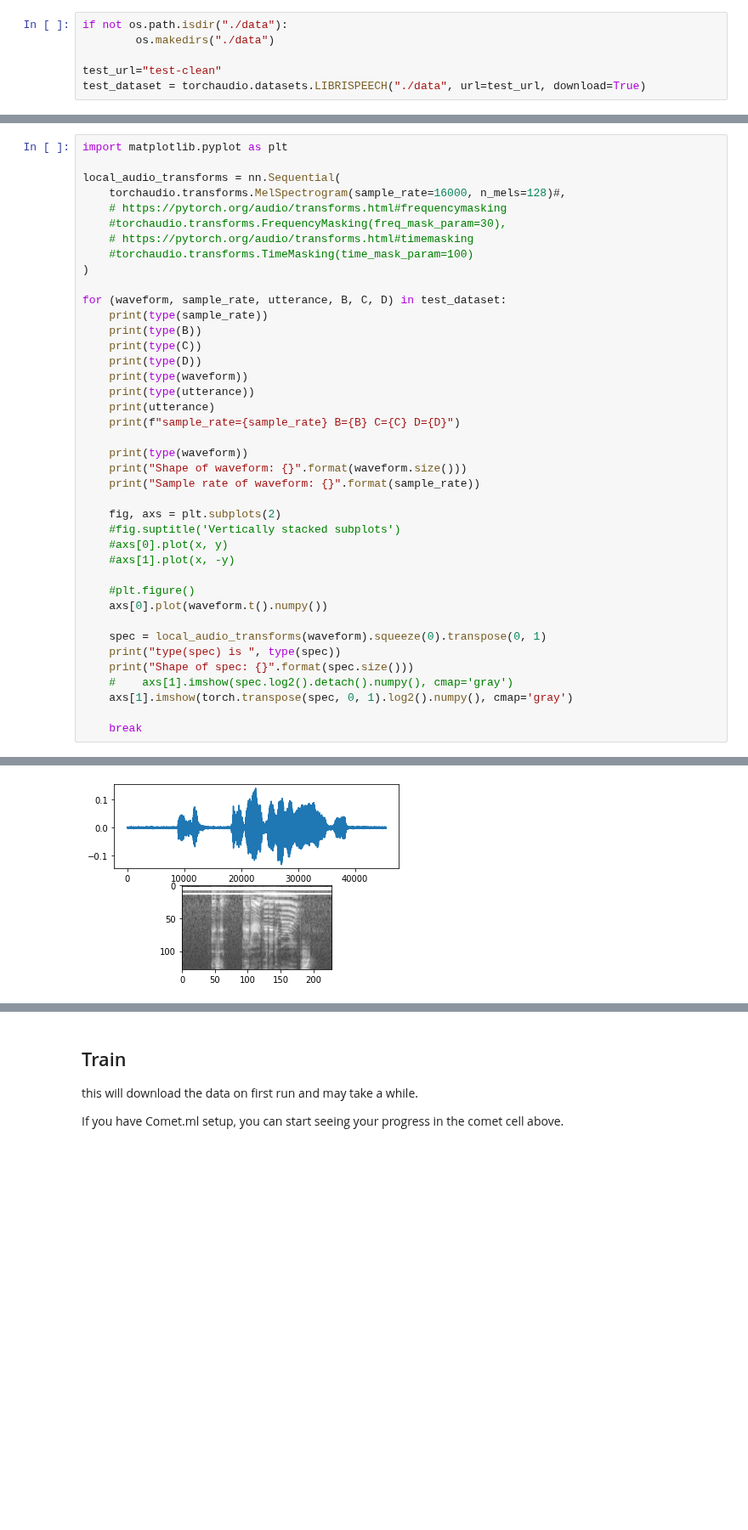
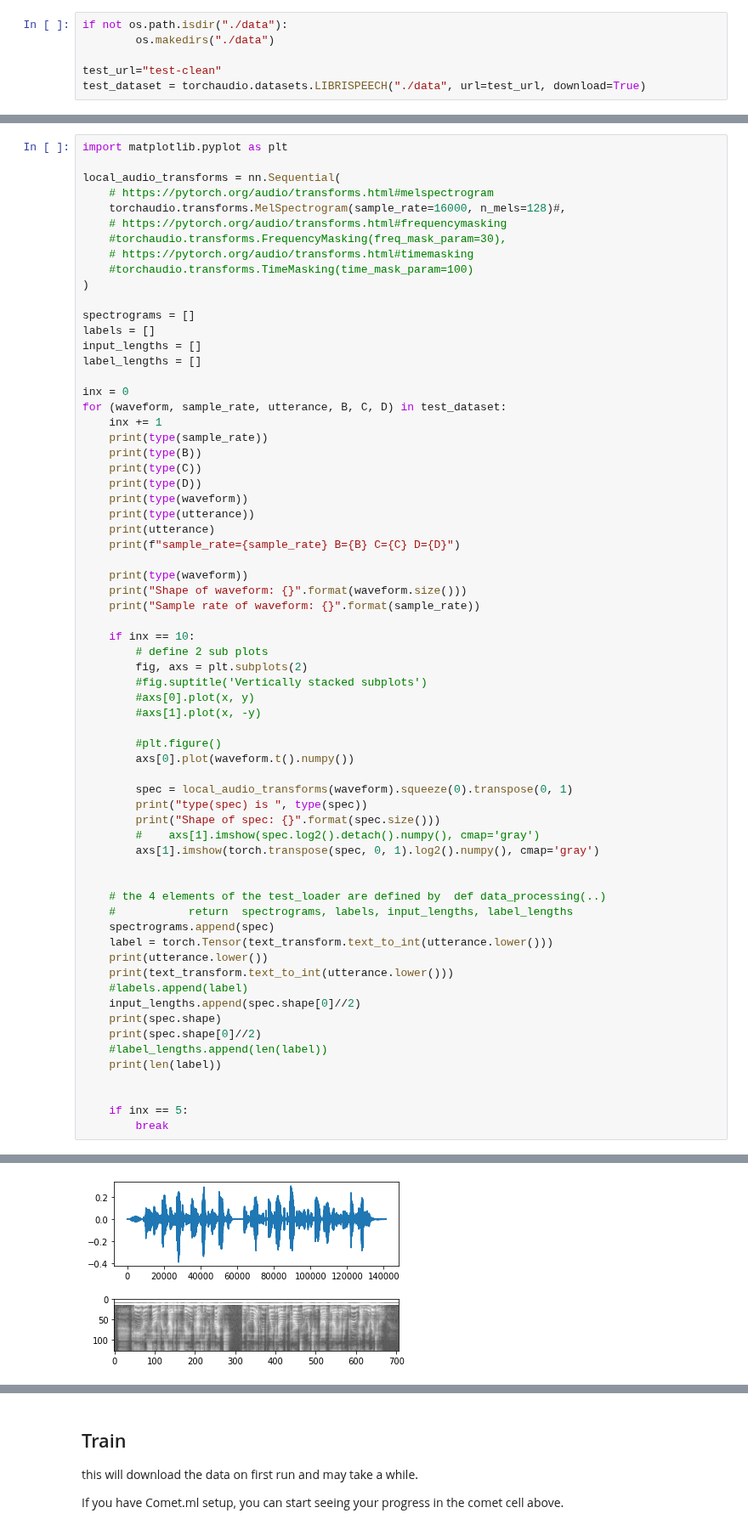
Before and after one commit to TzurV/TestMe, a Jupyter notebook: Understanding_Building_an_end_to_end_Speech_Recognition_model_in_PyTorch.ipynb, the cells around one changed output, grey strips where cells are left out. Shown at 85% size. Cells and saved outputs as stored; diff of their text form; blank space fills up the shorter version.

```diff
--- a/Understanding_Building_an_end_to_end_Speech_Recognition_model_in_PyTorch.ipynb
+++ b/Understanding_Building_an_end_to_end_Speech_Recognition_model_in_PyTorch.ipynb
@@ -629,6 +629,7 @@ True
 import matplotlib.pyplot as plt
 
 local_audio_transforms = nn.Sequential(
+    # https://pytorch.org/audio/transforms.html#melspectrogram
     torchaudio.transforms.MelSpectrogram(sample_rate=16000, n_mels=128)#,
     # https://pytorch.org/audio/transforms.html#frequencymasking
     #torchaudio.transforms.FrequencyMasking(freq_mask_param=30),
@@ -636,7 +637,14 @@ local_audio_transforms = nn.Sequential(
     #torchaudio.transforms.TimeMasking(time_mask_param=100)
 )
 
+spectrograms = []
+labels = []
+input_lengths = []
+label_lengths = []
+
+inx = 0
 for (waveform, sample_rate, utterance, B, C, D) in test_dataset:
+    inx += 1
     print(type(sample_rate))
     print(type(B))
     print(type(C))
@@ -650,21 +658,39 @@ for (waveform, sample_rate, utterance, B, C, D) in test_dataset:
     print("Shape of waveform: {}".format(waveform.size()))
     print("Sample rate of waveform: {}".format(sample_rate))
 
-    fig, axs = plt.subplots(2)
-    #fig.suptitle('Vertically stacked subplots')
-    #axs[0].plot(x, y)
-    #axs[1].plot(x, -y)
+    if inx == 10:
+        # define 2 sub plots
+        fig, axs = plt.subplots(2)
+        #fig.suptitle('Vertically stacked subplots')
+        #axs[0].plot(x, y)
+        #axs[1].plot(x, -y)
 
-    #plt.figure()
-    axs[0].plot(waveform.t().numpy())
+        #plt.figure()
+        axs[0].plot(waveform.t().numpy())
 
-    spec = local_audio_transforms(waveform).squeeze(0).transpose(0, 1)
-    print("type(spec) is ", type(spec))
-    print("Shape of spec: {}".format(spec.size()))
-    #    axs[1].imshow(spec.log2().detach().numpy(), cmap='gray')
-    axs[1].imshow(torch.transpose(spec, 0, 1).log2().numpy(), cmap='gray')
+        spec = local_audio_transforms(waveform).squeeze(0).transpose(0, 1)
+        print("type(spec) is ", type(spec))
+        print("Shape of spec: {}".format(spec.size()))
+        #    axs[1].imshow(spec.log2().detach().numpy(), cmap='gray')
+        axs[1].imshow(torch.transpose(spec, 0, 1).log2().numpy(), cmap='gray')
 
-    break
+
+    # the 4 elements of the test_loader are defined by  def data_processing(..)
+    #           return  spectrograms, labels, input_lengths, label_lengths
+    spectrograms.append(spec)
+    label = torch.Tensor(text_transform.text_to_int(utterance.lower()))
+    print(utterance.lower())
+    print(text_transform.text_to_int(utterance.lower()))
+    #labels.append(label)
+    input_lengths.append(spec.shape[0]//2)
+    print(spec.shape)
+    print(spec.shape[0]//2)
+    #label_lengths.append(len(label))
+    print(len(label))
+
+
+    if inx == 5:
+        break
 # %% [output]
 <class 'int'>
 <class 'int'>
@@ -682,4 +712,4 @@ Shape of spec: torch.Size([228, 128])
-[figure, old version]
+[figure, new version]
 # %%
 # https://pytorch.org/tutorials/intermediate/tensorboard_tutorial.html
 
```
Also changed, not shown: parts of 3 cells of this notebook.
